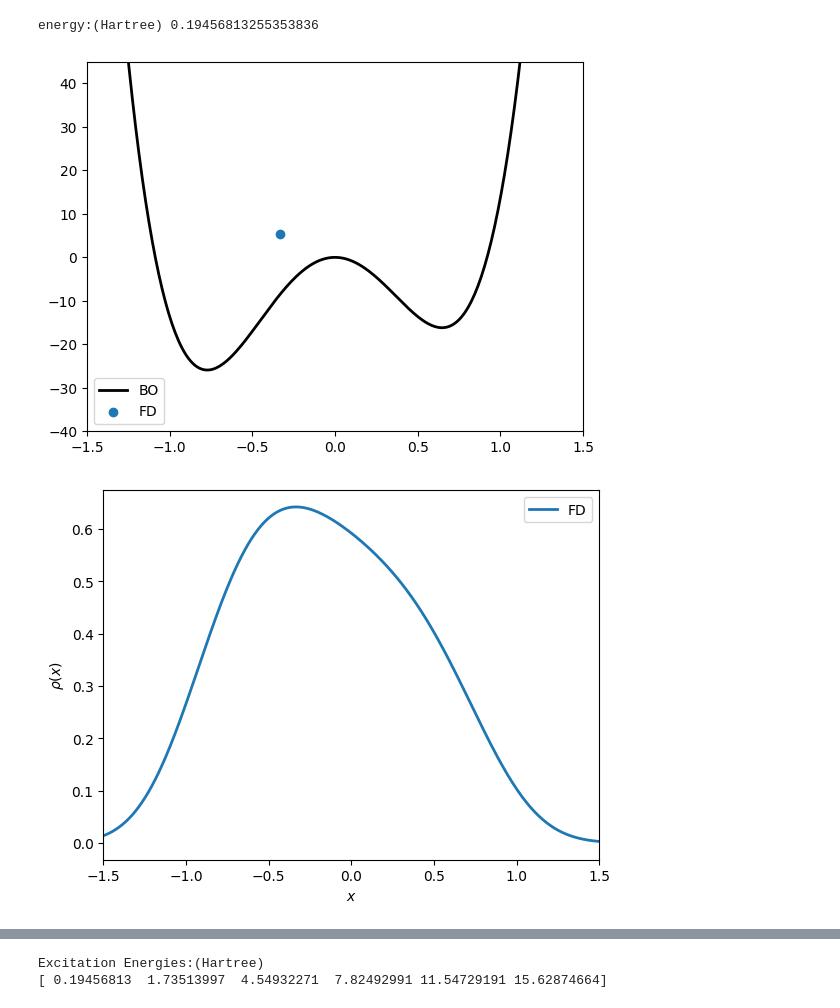
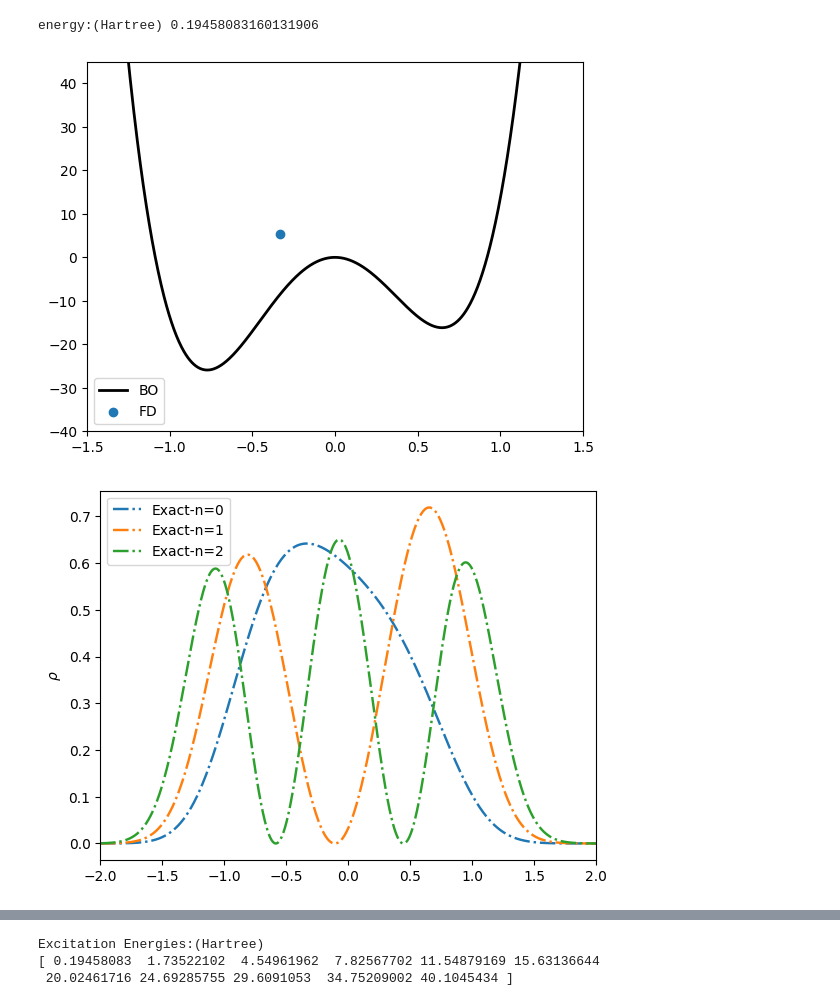
Before and after one commit to rswang42/2024July1DQuantum, a Jupyter notebook: FiniteDifferential/FD_1DSchordinger.ipynb, the cells around one changed output, grey strips where cells are left out. Saved outputs shown, nothing was run; the diff lists cells and outputs as text; code cells hidden in the pictures.

```diff
--- a/FiniteDifferential/FD_1DSchordinger.ipynb
+++ b/FiniteDifferential/FD_1DSchordinger.ipynb
@@ -1,25 +1,22 @@
 # %%
+# import jax.numpy as np
 import numpy as np
-from scipy.linalg import eigh
+
 
 #mesh of the finite difference
-xmin = -10; xmax = 10; Nmesh = 2000
-xmesh = np.linspace(xmin, xmax, Nmesh)
+xmin = -15; xmax = 15; Nmesh = 10000
+xmesh = np.linspace(xmin, xmax, Nmesh,dtype=np.float64)
 h = xmesh[1] - xmesh[0]
 
 def Vpot(x):
     return 3*x**4 + x**3/2 - 3*x**2
 
 def buildH():
-    Vx = np.array([Vpot(x) for x in xmesh])
-    H = np.diag(Vx)
+    Vx = Vpot(xmesh)
+    Vx = np.diag(Vx,0,)
+    H_kinetic = (-2 * np.diag(np.ones(Nmesh, dtype=np.float64), 0) + np.diag(np.ones(Nmesh - 1, dtype=np.float64), 1) + np.diag(np.ones(Nmesh - 1, dtype=np.float64), -1))/(2 * h**2)
 
-    for i in range(Nmesh):
-        H[i, i] += 1./(h*h)
-
-    for i in range(Nmesh-1):
-        H[i, i+1] += -0.5/(h*h)
-        H[i+1, i] += -0.5/(h*h)
+    H = Vx - H_kinetic
 
     return H
 
@@ -27,36 +24,49 @@ if __name__=='__main__':
 
     hartree2ev = 27.2107
     H = buildH()
-    w, v = eigh(H)
+    w, v = np.linalg.eigh(H)
+    idx_sorted = np.argsort(w)
+    w,v = w[idx_sorted], v[:, idx_sorted]
     gs_wf = v[:,0]
     normalize_factor = (gs_wf**2).sum() * h
     # rescale to probability amplitude
     gs = gs_wf**2 / normalize_factor
 
     nlowest = 1
     print ('energy:(Hartree)', w[0])
 
     import matplotlib.pyplot as plt
 
     xmes_argmax = gs.argmax()
-    plt.plot(xmesh, [Vpot(x)*hartree2ev for x in xmesh], 'k-', lw=2, label="BO")
+    plt.plot(xmesh, Vpot(xmesh)*hartree2ev, 'k-', lw=2, label="BO")
     plt.scatter(xmesh[xmes_argmax], w[0:nlowest]*hartree2ev,label="FD")
     plt.xlim([-1.5,1.5])
     plt.ylim([-40,45])
     plt.legend()
+    plt.show()
+
+    state_indices = np.array([0,1,2])
+    for i in state_indices:
+        exact_wf_on_mesh = v[:, i]
+        normalize_factor = (exact_wf_on_mesh**2).sum() * h
+        exact_prob_density = exact_wf_on_mesh**2 / normalize_factor
+        plt.plot(xmesh, exact_prob_density, "-.", label=f"Exact-n={i}", lw=1.75)
+    plt.xlim([-2.0, 2.0])
+    plt.legend()
+    plt.ylabel(r"$\rho$")
     plt.show()
 
     plt.plot(xmesh, gs, label='FD', lw=2)
     plt.xlim([-1.5,1.5])
     plt.xlabel('$x$')
     plt.ylabel(r'$\rho(x)$')
     plt.legend()
     plt.show()
 
     print("Excitation Energies:(Hartree)")
-    num_of_orbs = 5
-    print(f"{w[:6:]}")
+    num_of_orbs = 10
+    print(f"{w[:num_of_orbs+1:]}")
 # %% [output]
-energy:(Hartree) 0.19456813255353836
+energy:(Hartree) 0.19458083160131906
 [figure]
-[figure, old version]
+[figure, new version]
@@ -63,2 +74,3 @@ energy:(Hartree) 0.19456813255353836
 Excitation Energies:(Hartree)
-[ 0.19456813  1.73513997  4.54932271  7.82492991 11.54729191 15.62874664]
+[ 0.19458083  1.73522102  4.54961962  7.82567702 11.54879169 15.63136644
+ 20.02461716 24.69285755 29.6091053  34.75209002 40.1045434 ]
```
Also changed, not shown: parts of 1 cell of this notebook, 23 other files.
